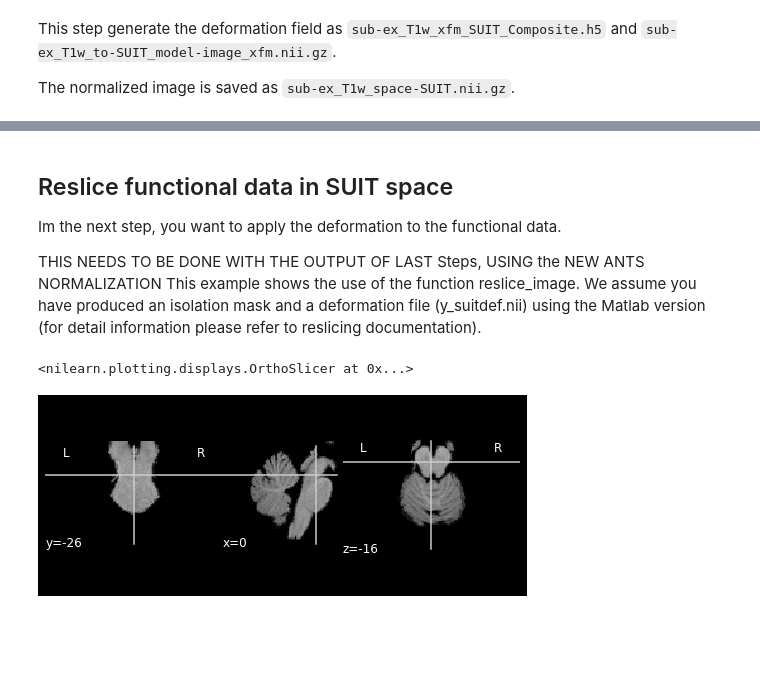
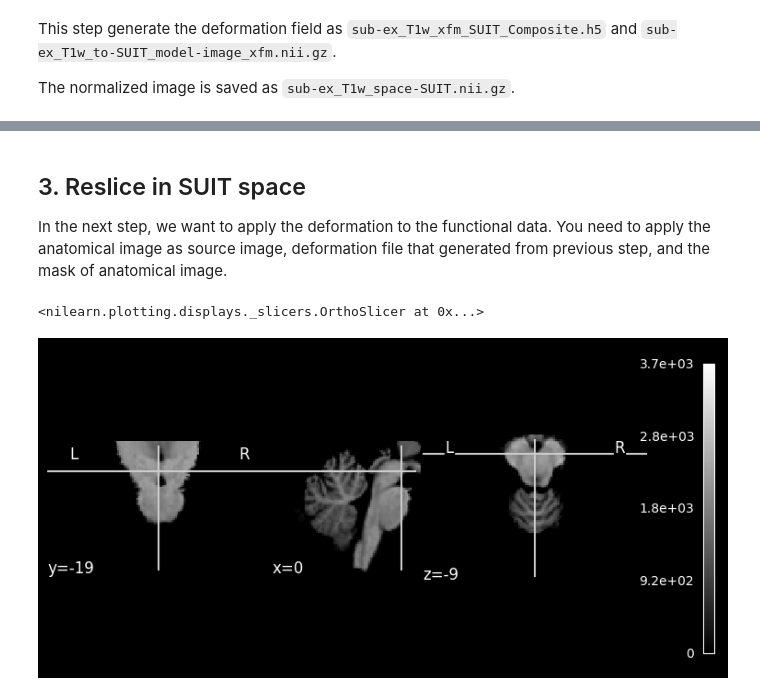
Before and after one commit to DiedrichsenLab/SUITPy, a Jupyter notebook: docs/source/tutorials/1.quickstart_fMRI.ipynb, the cells around one changed output, grey strips where cells are left out. Cells and saved outputs as stored; diff of their text form; code cells hidden in the pictures; blank space fills up the shorter version.

```diff
--- a/docs/source/tutorials/1.quickstart_fMRI.ipynb
+++ b/docs/source/tutorials/1.quickstart_fMRI.ipynb
@@ -81,17 +99,14 @@ ants.plot(template_img, overlay=w_anat_img, axis=1, nslices=5, overlay_alpha=0.4
 # %% [markdown]
-## Reslice functional data in SUIT space
-Im the next step, you want to apply the deformation to the functional data.
-
-
-THIS NEEDS TO BE DONE WITH THE OUTPUT OF LAST Steps, USING the NEW ANTS NORMALIZATION
-This example shows the use of the function reslice_image. We assume you have produced an isolation mask and a deformation file (y_suitdef.nii) using the Matlab version (for detail information please refer to reslicing documentation).
+## 3. Reslice in SUIT space
+In the next step, we want to apply the deformation to the functional data. You need to apply the anatomical image as source image, deformation file that generated from previous step, and the mask of anatomical image.
 # %%
-output_img = reslice.reslice_image(source_image = 'anatomical_sess-01.nii',
-                                    deformation = 'y_suitdef.nii',
-                                    mask = 'c_anatomical_sess-01_pcereb.nii')
+# Apply the reslice function
+output_img = reslice.reslice_image(source_image = '/sub-02_T1w.nii.gz',
+                                    deformation = '/sub-02_T1w_from-SUIT_mode-point_xfm.nii.gz',
+                                    mask = '/sub-02_cerebellum_dseg.nii.gz')
+# Visualize the reslice result
+plotting.plot_anat(output_img)
+# %% [output]
+<nilearn.plotting.displays._slicers.OrthoSlicer at 0x...>
+[figure, added]
-# %%
-plotting.plot_anat(output_img)
-# %% [output]
-<nilearn.plotting.displays.OrthoSlicer at 0x...>
-[figure, removed]
 # %% [markdown]
```
Also changed, not shown: parts of 19 cells of this notebook.
